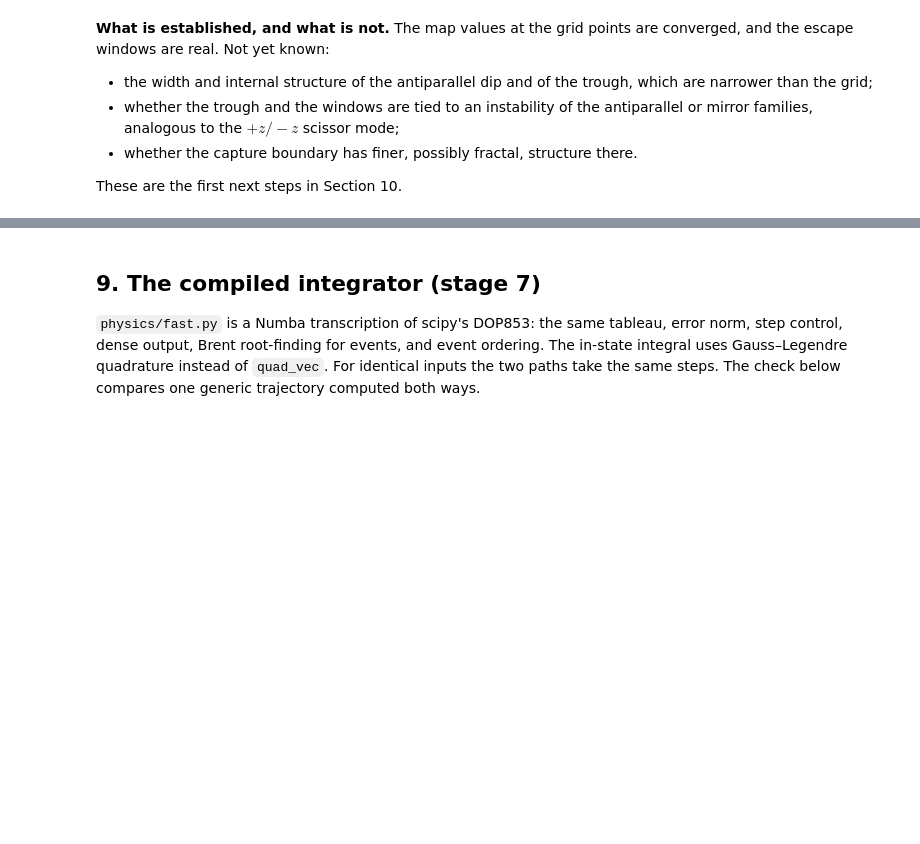
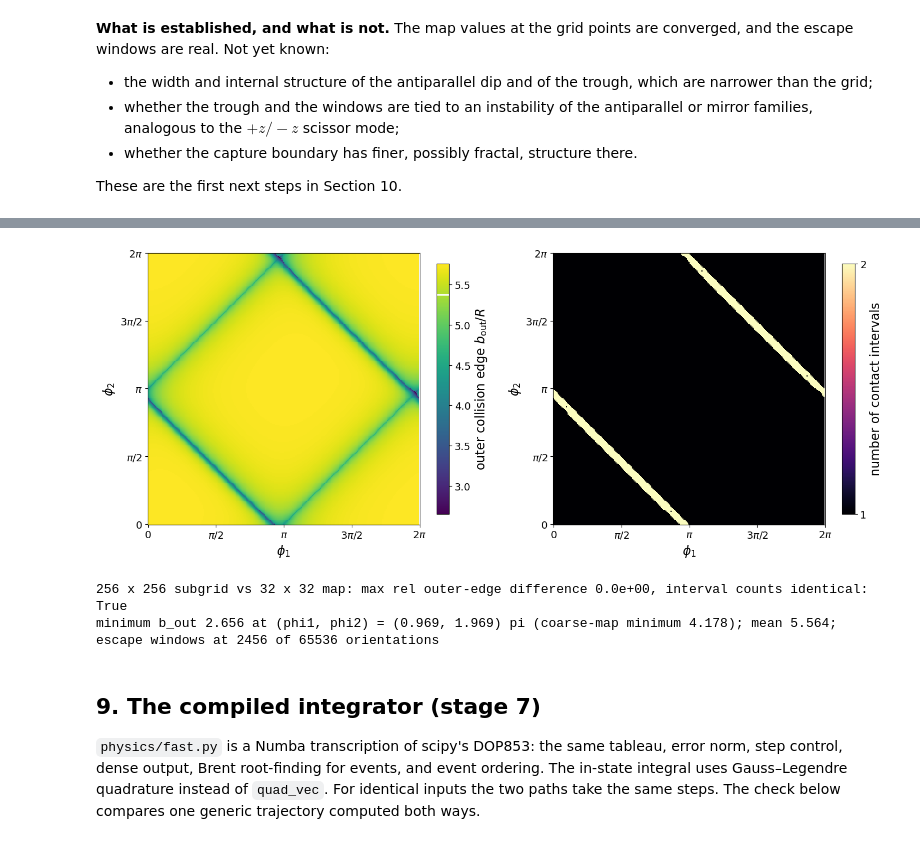
Before and after one commit to seanbartz/magnetOrbits, a Jupyter notebook: notebooks/progress_summary.ipynb, the cells around one changed output, grey strips where cells are left out. Cells and saved outputs as stored; diff of their text form; code cells hidden in the pictures; blank space fills up the shorter version.

```diff
--- a/notebooks/progress_summary.ipynb
+++ b/notebooks/progress_summary.ipynb
@@ -766,3 +774,32 @@ These are the first next steps in Section 10.
+# %%
+fine = np.load(ROOT / "tests" / "reference" / "map_torus256.npz")
+nf = len(fine["phi"]); step_f = 2 * np.pi / nf
+extent_f = (-step_f / 2, 2 * np.pi - step_f / 2, -step_f / 2, 2 * np.pi - step_f / 2)
+fig, axes = plt.subplots(1, 2, figsize=(14.5, 6))
+for ax, key, label, cmap in [(axes[0], "outer_edge", r"outer collision edge $b_{\rm out}/R$", "viridis"),
+                             (axes[1], "n_intervals", "number of contact intervals", "magma")]:
+    im = ax.imshow(fine[key].T, origin="lower", extent=extent_f, cmap=cmap, interpolation="nearest")
+    cb = fig.colorbar(im, ax=ax, label=label, shrink=0.85)
+    if key == "outer_edge":
+        cb.ax.axhline(central.capture_impact_parameter(E_PAPER, 2.0), color="w", lw=2)
+    else:
+        cb.set_ticks([1, 2])
+    ax.set_xticks(ticks); ax.set_xticklabels(labels); ax.set_yticks(ticks); ax.set_yticklabels(labels)
+    ax.set_xlabel(r"$\phi_1$"); ax.set_ylabel(r"$\phi_2$")
+fig.tight_layout(); plt.show()
+
+sub = slice(None, None, nf // n)
+print(f"{nf} x {nf} subgrid vs {n} x {n} map: max rel outer-edge difference "
+      f"{np.nanmax(np.abs(fine['outer_edge'][sub, sub] - ref['outer_edge']) / ref['outer_edge']):.1e}, "
+      f"interval counts identical: {np.array_equal(fine['n_intervals'][sub, sub], ref['n_intervals'])}")
+i, j = np.unravel_index(np.nanargmin(fine["outer_edge"]), fine["outer_edge"].shape)
+print(f"minimum b_out {fine['outer_edge'][i, j]:.3f} at (phi1, phi2) = ({i / (nf / 2):.3f}, {j / (nf / 2):.3f}) pi "
+      f"(coarse-map minimum {np.nanmin(ref['outer_edge']):.3f}); mean {np.nanmean(fine['outer_edge']):.3f}; "
+      f"escape windows at {int((fine['n_intervals'] == 2).sum())} of {nf * nf} orientations")
+# %% [output]
+[figure, added]
+256 x 256 subgrid vs 32 x 32 map: max rel outer-edge difference 0.0e+00, interval counts identical: True
+minimum b_out 2.656 at (phi1, phi2) = (0.969, 1.969) pi (coarse-map minimum 4.178); mean 5.564; escape windows at 2456 of 65536 orientations
 # %% [markdown]
 ## 9. The compiled integrator (stage 7)
 
```
Also changed, not shown: parts of 2 cells of this notebook, 6 other files.
